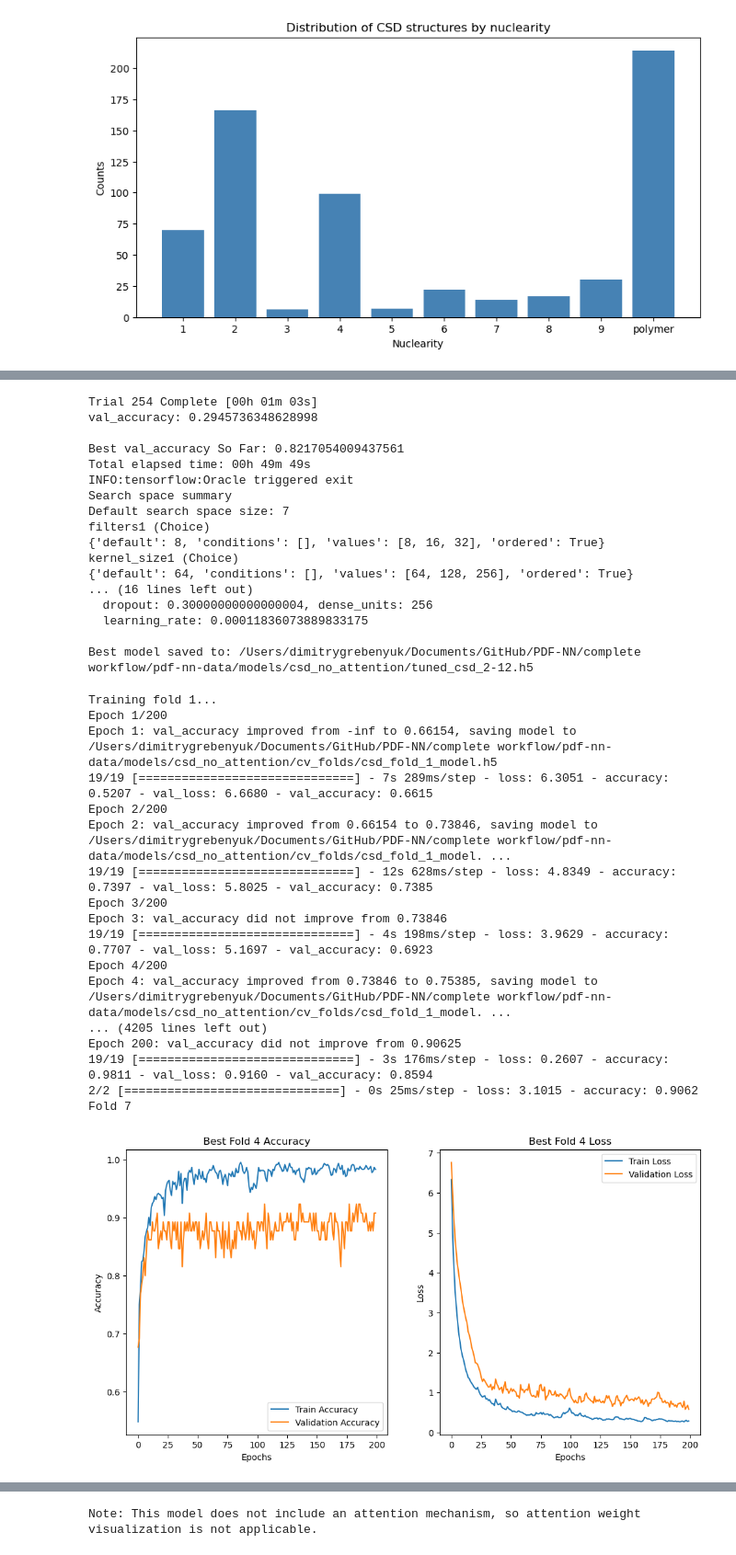
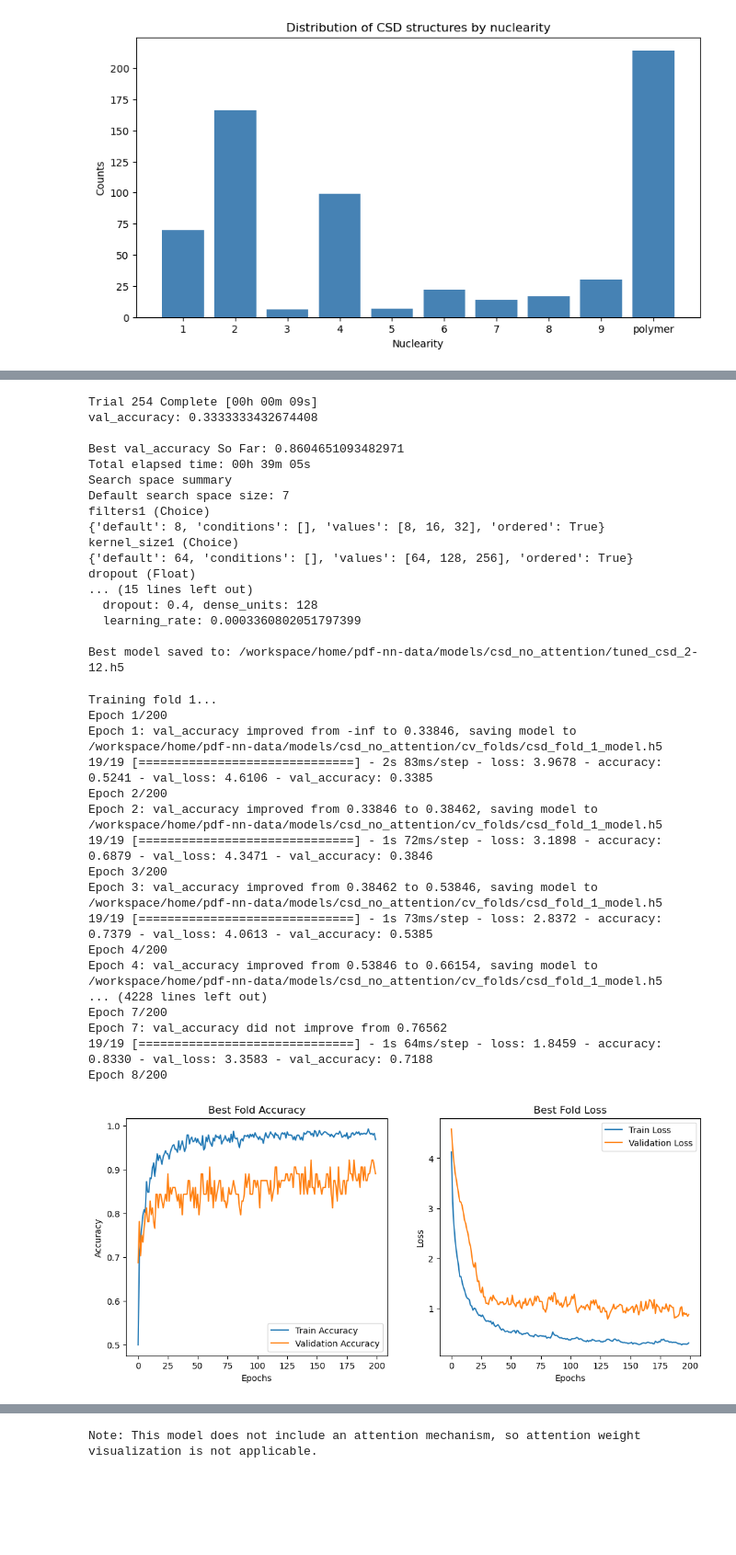
Before and after one commit to grebenyyk/PDF-NN, a Jupyter notebook: complete workflow/3C-train-model-CSD.ipynb, the cells around one changed output, grey strips where cells are left out. Shown at 92% size. Drawn from its saved outputs; the diff is of its cells as text; code cells hidden in the pictures; blank space fills up the shorter version.

Commit message:
update plots for descriptors, retrain CSD CNN

```diff
--- a/complete workflow/3C-train-model-CSD.ipynb
+++ b/complete workflow/3C-train-model-CSD.ipynb
@@ -186,5 +161,4 @@ def build_model(hp):
 # %%
-X_train, X_val, y_train, y_val = train_test_split(data_points, labels, test_size=0.2, random_state=42)
 
 # Setup hyperband directory within models folder
 tuner = Hyperband(
@@ -193,7 +167,8 @@ tuner = Hyperband(
     max_epochs=200,
     factor=3,
     directory=str(models_dir),
-    project_name='hyperband_csd_2-12'
+    project_name='hyperband_csd_2-12',
+    overwrite = True
 )
 
 tuner.search(X_train, y_train, epochs=200, validation_data=(X_val, y_val), callbacks=[EarlyStopping(monitor='val_loss', patience=3)])
@@ -224,23 +199,23 @@ best_model_path = models_dir / 'tuned_csd_2-12.h5'
 best_model.save(best_model_path)
 print(f"\nBest model saved to: {best_model_path}")
 # %% [output]
-Trial 254 Complete [00h 01m 03s]
-val_accuracy: 0.2945736348628998
+Trial 254 Complete [00h 00m 09s]
+val_accuracy: 0.3333333432674408
 
-Best val_accuracy So Far: 0.8217054009437561
-Total elapsed time: 00h 49m 49s
-INFO:tensorflow:Oracle triggered exit
+Best val_accuracy So Far: 0.8604651093482971
+Total elapsed time: 00h 39m 05s
 Search space summary
 Default search space size: 7
 filters1 (Choice)
 {'default': 8, 'conditions': [], 'values': [8, 16, 32], 'ordered': True}
 kernel_size1 (Choice)
 {'default': 64, 'conditions': [], 'values': [64, 128, 256], 'ordered': True}
-... (16 lines left out)
-  dropout: 0.30000000000000004, dense_units: 256
-  learning_rate: 0.00011836073889833175
+dropout (Float)
+... (15 lines left out)
+  dropout: 0.4, dense_units: 128
+  learning_rate: 0.0003360802051797399
 
-Best model saved to: /Users/dimitrygrebenyuk/Documents/GitHub/PDF-NN/complete workflow/pdf-nn-data/models/csd_no_attention/tuned_csd_2-12.h5
+Best model saved to: /workspace/home/pdf-nn-data/models/csd_no_attention/tuned_csd_2-12.h5
 # %%
 def create_model():
     # Create model using best hyperparameters from tuning
@@ -309,49 +284,49 @@ print(f"\nFold models saved to: {folds_dir}")
 # %% [output]
 Training fold 1...
 Epoch 1/200
-Epoch 1: val_accuracy improved from -inf to 0.66154, saving model to /Users/dimitrygrebenyuk/Documents/GitHub/PDF-NN/complete workflow/pdf-nn-data/models/csd_no_attention/cv_folds/csd_fold_1_model.h5
-19/19 [==============================] - 7s 289ms/step - loss: 6.3051 - accuracy: 0.5207 - val_loss: 6.6680 - val_accuracy: 0.6615
+Epoch 1: val_accuracy improved from -inf to 0.33846, saving model to /workspace/home/pdf-nn-data/models/csd_no_attention/cv_folds/csd_fold_1_model.h5
+19/19 [==============================] - 2s 83ms/step - loss: 3.9678 - accuracy: 0.5241 - val_loss: 4.6106 - val_accuracy: 0.3385
 Epoch 2/200
-Epoch 2: val_accuracy improved from 0.66154 to 0.73846, saving model to /Users/dimitrygrebenyuk/Documents/GitHub/PDF-NN/complete workflow/pdf-nn-data/models/csd_no_attention/cv_folds/csd_fold_1_model. ...
-19/19 [==============================] - 12s 628ms/step - loss: 4.8349 - accuracy: 0.7397 - val_loss: 5.8025 - val_accuracy: 0.7385
+Epoch 2: val_accuracy improved from 0.33846 to 0.38462, saving model to /workspace/home/pdf-nn-data/models/csd_no_attention/cv_folds/csd_fold_1_model.h5
+19/19 [==============================] - 1s 72ms/step - loss: 3.1898 - accuracy: 0.6879 - val_loss: 4.3471 - val_accuracy: 0.3846
 Epoch 3/200
-Epoch 3: val_accuracy did not improve from 0.73846
-19/19 [==============================] - 4s 198ms/step - loss: 3.9629 - accuracy: 0.7707 - val_loss: 5.1697 - val_accuracy: 0.6923
+Epoch 3: val_accuracy improved from 0.38462 to 0.53846, saving model to /workspace/home/pdf-nn-data/models/csd_no_attention/cv_folds/csd_fold_1_model.h5
+19/19 [==============================] - 1s 73ms/step - loss: 2.8372 - accuracy: 0.7379 - val_loss: 4.0613 - val_accuracy: 0.5385
 Epoch 4/200
-Epoch 4: val_accuracy improved from 0.73846 to 0.75385, saving model to /Users/dimitrygrebenyuk/Documents/GitHub/PDF-NN/complete workflow/pdf-nn-data/models/csd_no_attention/cv_folds/csd_fold_1_model. ...
-... (4205 lines left out)
-Epoch 200: val_accuracy did not improve from 0.90625
-19/19 [==============================] - 3s 176ms/step - loss: 0.2607 - accuracy: 0.9811 - val_loss: 0.9160 - val_accuracy: 0.8594
-2/2 [==============================] - 0s 25ms/step - loss: 3.1015 - accuracy: 0.9062
-Fold 7
+Epoch 4: val_accuracy improved from 0.53846 to 0.66154, saving model to /workspace/home/pdf-nn-data/models/csd_no_attention/cv_folds/csd_fold_1_model.h5
+... (4228 lines left out)
+Epoch 7/200
+Epoch 7: val_accuracy did not improve from 0.76562
+19/19 [==============================] - 1s 64ms/step - loss: 1.8459 - accuracy: 0.8330 - val_loss: 3.3583 - val_accuracy: 0.7188
+Epoch 8/200
 # %%
 # Identifying the best fold (assuming higher validation accuracy is better)
 best_fold_index = np.argmax([np.max(hist.history['val_accuracy']) for hist in histories])
 
 # Plotting metrics for the best fold
 best_history = histories[best_fold_index]
 
-plt.figure(figsize=(12, 6))
+plt.figure(figsize=(12, 5))
 
 plt.subplot(1, 2, 1)
 plt.plot(best_history.history['accuracy'], label='Train Accuracy')
 plt.plot(best_history.history['val_accuracy'], label='Validation Accuracy')
-plt.title(f'Best Fold {best_fold_index + 1} Accuracy')
+plt.title(f'Best Fold Accuracy')
 plt.xlabel('Epochs')
 plt.ylabel('Accuracy')
 plt.legend()
 
 plt.subplot(1, 2, 2)
 plt.plot(best_history.history['loss'], label='Train Loss')
 plt.plot(best_history.history['val_loss'], label='Validation Loss')
-plt.title(f'Best Fold {best_fold_index + 1} Loss')
+plt.title(f'Best Fold Loss')
 plt.xlabel('Epochs')
 plt.ylabel('Loss')
 plt.legend()
 
 plt.show()
 # %% [output]
-[figure, old version]
+[figure, new version]
 # %%
 X_train, X_val, y_train, y_val = train_test_split(data_points, labels, test_size=0.2, random_state=42)
 
```
Also changed, not shown: parts of 8 cells of this notebook, 2 other files.
